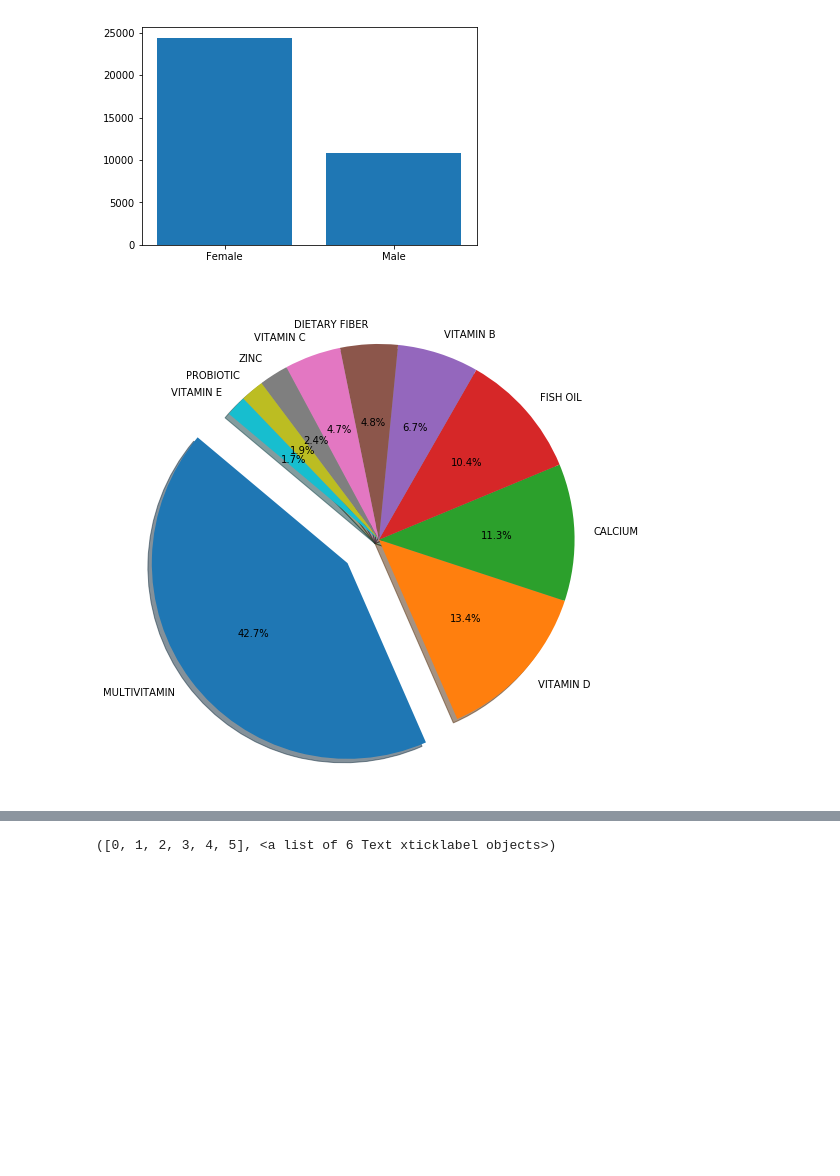
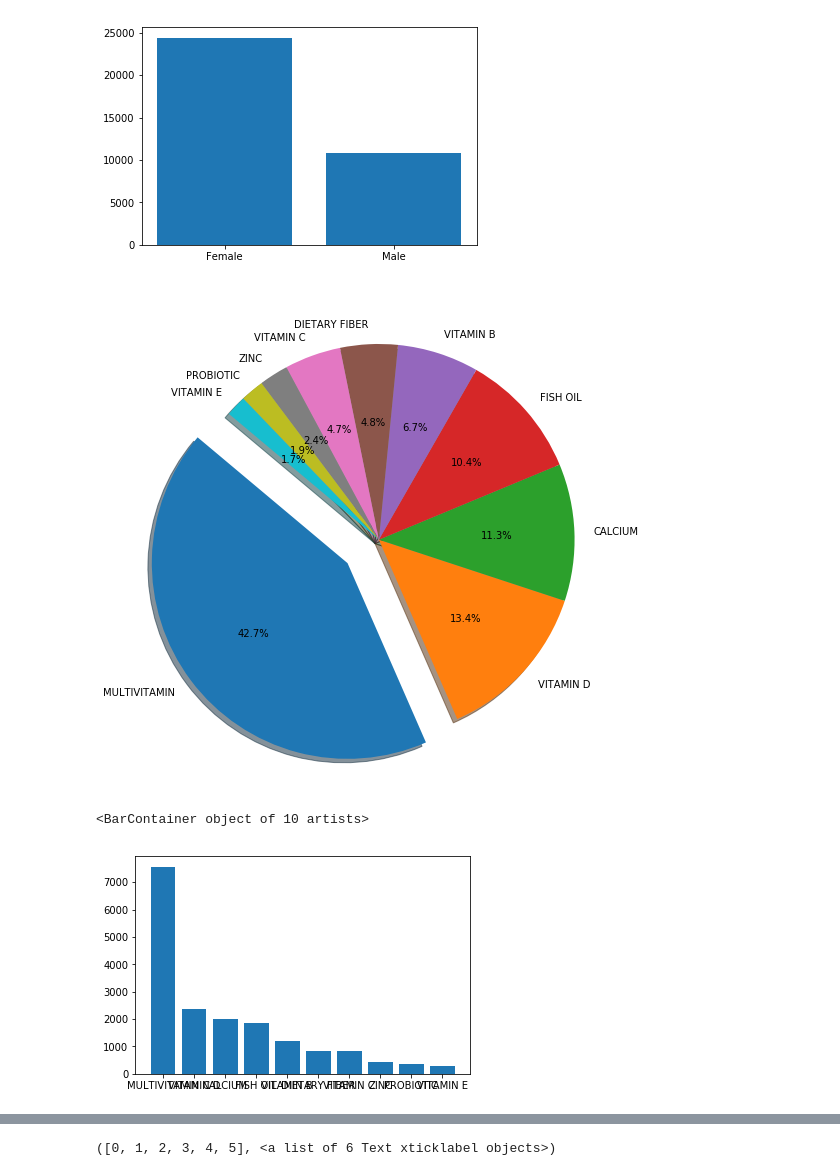
Before and after one commit to ying-li-python/Vita-Mine, a Jupyter notebook: PROJECT.ipynb, the cells around one changed output, grey strips where cells are left out. Cells and saved outputs as stored; diff of their text form; code cells hidden in the pictures; blank space fills up the shorter version.

```diff
--- a/PROJECT.ipynb
+++ b/PROJECT.ipynb
@@ -265,17 +281,20 @@ plt.bar(["Female","Male"],zz1)
 # %%
 zz2=df.groupby("Type")["Outcome"].count()
 zz2=zz2.sort_values(ascending=False)
 zz2=zz2[:10]
 #top 10 supplement incident
 explode=np.zeros(len(zz2))
 explode[0]=0.2
 plt.figure(figsize=(10,9))
 plt.pie(zz2.values, explode=explode, labels=zz2.index,
         autopct="%1.1f%%", shadow=True, startangle=140)
 
 plt.show()
+plt.bar(zz2.index,zz2)
 # %% [output]
 [figure]
+<BarContainer object of 10 artists>
+[figure, added]
 # %%
 dfmalesev=df[df["CI_Gender"]=="Male"]
 dfmalesevsamp=dfmalesev["Severity"]
```
Also changed, not shown: parts of 12 cells of this notebook, 2 other files.
